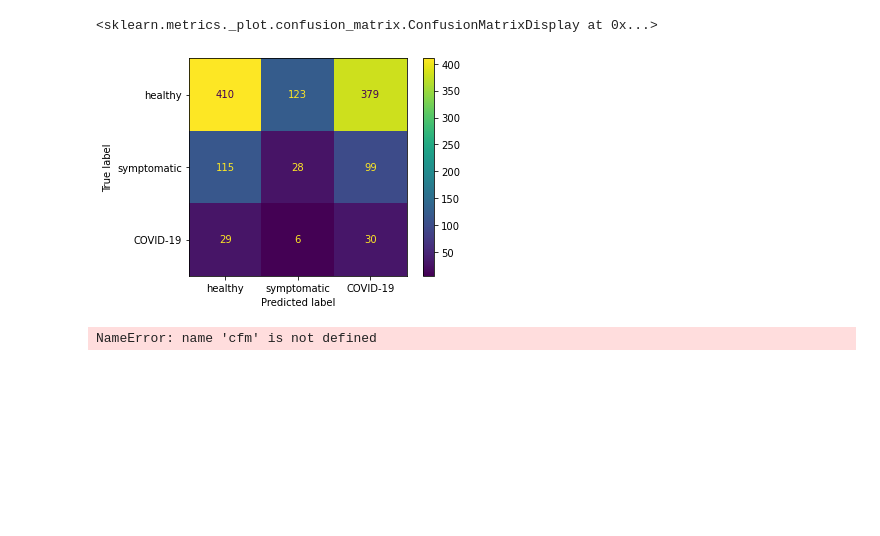
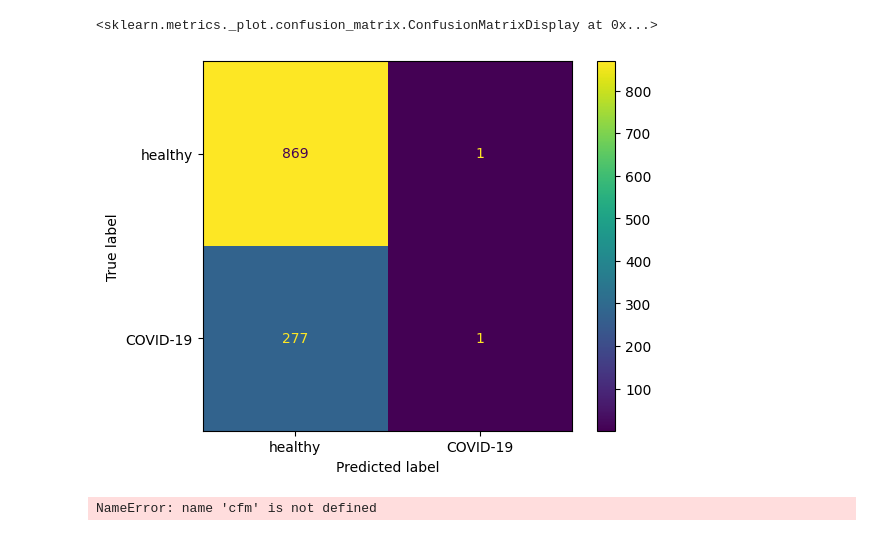
Before and after one commit to cgu2022/cs-230-fall-2022-final-project, a Jupyter notebook: notebooks/data_loading & sample training.ipynb, the cells around one changed output. Saved outputs shown, nothing was run; the diff lists cells and outputs as text; code cells hidden in the pictures; blank space fills up the shorter version.

Commit message:
edited with new dataset

```diff
--- a/notebooks/data_loading & sample training.ipynb
+++ b/notebooks/data_loading & sample training.ipynb
@@ -100,9 +100,13 @@ else:
     device = "cpu"
 # print(f"Using device {device}")
 
-train_df = pd.read_parquet(os.path.join(AUDIO_DIR, "train.parquet.gzip"))
-val_df = pd.read_parquet(os.path.join(AUDIO_DIR, "val.parquet.gzip"))
-test_df = pd.read_parquet(os.path.join(AUDIO_DIR, "test.parquet.gzip"))
+# train_df = pd.read_parquet(os.path.join(AUDIO_DIR, "train.parquet.gzip"))
+# val_df = pd.read_parquet(os.path.join(AUDIO_DIR, "val.parquet.gzip"))
+# test_df = pd.read_parquet(os.path.join(AUDIO_DIR, "test.parquet.gzip"))
+
+train_df = pd.read_parquet(os.path.join(AUDIO_DIR, "train_edited.parquet.gzip"))
+val_df = pd.read_parquet(os.path.join(AUDIO_DIR, "val_edited.parquet.gzip"))
+test_df = pd.read_parquet(os.path.join(AUDIO_DIR, "test_edited.parquet.gzip"))
 
 # print(f"There are {len(usd)} samples in the dataset.")
 # signal, label = usd[0]
@@ -358,18 +468,24 @@ def evaluate_confusion(model, eval_data_loader, device):
 
             # calculate loss
             y_pred = model(x_batch)
-            trues += y_batch
-            preds += torch.argmax(y_pred, axis = 1)
+
+
+            trues += torch.clamp(y_batch, max=1)
+
+
+            preds += torch.clamp(torch.argmax(y_pred, axis = 1), max=1)
+
 
     return np.array(trues), np.array(preds)
 # %%
 trues, preds = evaluate_confusion(model, test_dataloader, device)
 # %%
 cfm = confusion_matrix(trues, preds)
-ConfusionMatrixDisplay(cfm, display_labels=['healthy', 'symptomatic', 'COVID-19']).plot()
+#ConfusionMatrixDisplay(cfm, display_labels=['healthy', 'symptomatic', 'COVID-19']).plot()
+ConfusionMatrixDisplay(cfm, display_labels=['healthy', 'COVID-19']).plot()
 # %% [output]
 <sklearn.metrics._plot.confusion_matrix.ConfusionMatrixDisplay at 0x...>
-[figure, old version]
+[figure, new version]
 # %%
 cfm
 # %% [output]
```
Also changed, not shown: parts of 13 cells of this notebook, 6 other files.
